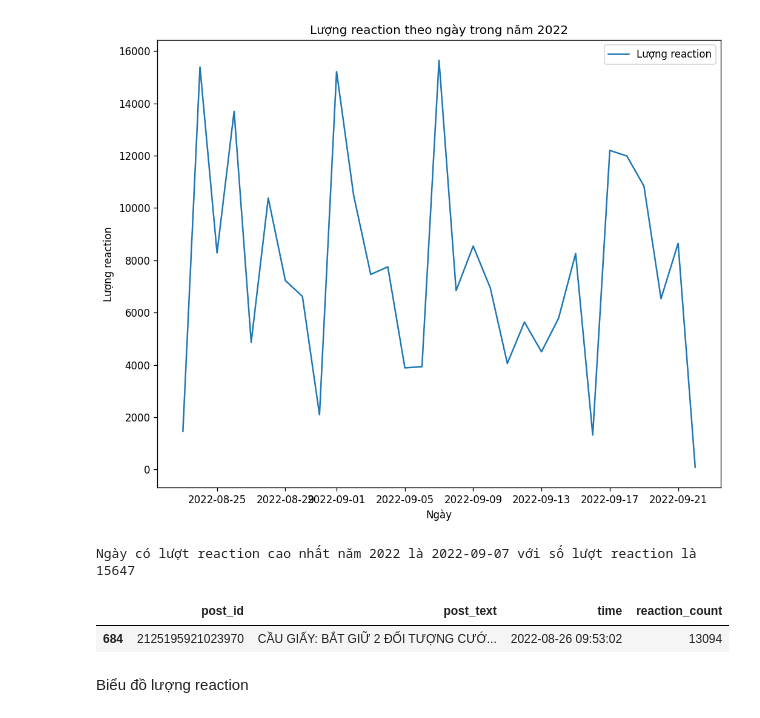
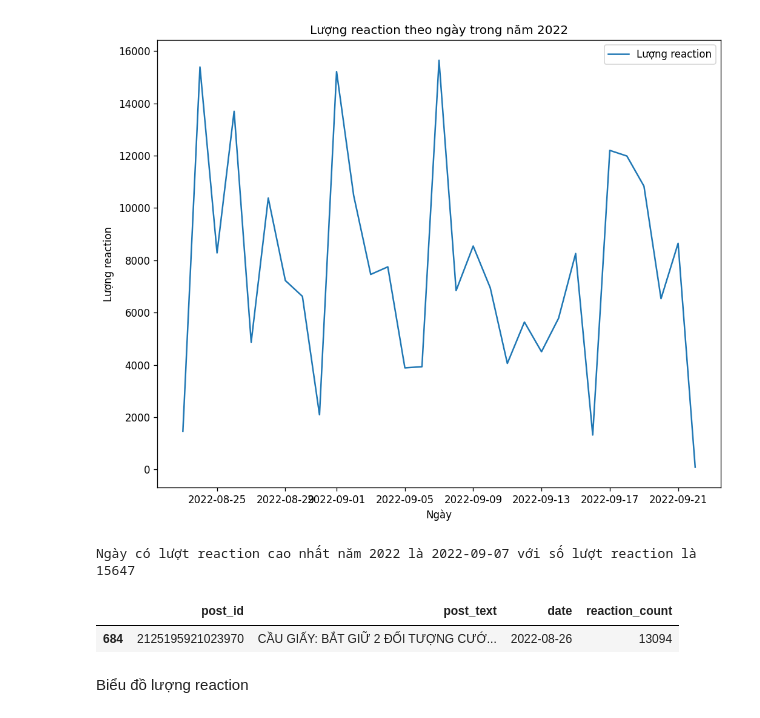
Before and after one commit to photienanh/final_project, a Jupyter notebook: analyze_data.ipynb, the cells around one changed output. Drawn from its saved outputs; the diff is of its cells as text; code cells hidden in the pictures.

```diff
--- a/analyze_data.ipynb
+++ b/analyze_data.ipynb
@@ -76,10 +76,3 @@ post_df_full
 # %%
 post_df_full['text']=post_df_full['text'].fillna('none')
 post_df_full['post_text']=post_df_full['post_text'].fillna('none')
-# %%
-# Tách ngày tháng năm trong cột time thành các cột riêng
-post_df_full['time'] = pd.to_datetime(post_df_full['time'])
-post_df_full['month'] = post_df_full['time'].dt.month
-post_df_full['day']= post_df_full['time'].dt.day
-post_df_full['year']=post_df_full['time'].dt.year
-post_df_full[['day','month','year']]
@@ -192,11 +158,11 @@ print(f"Ngày có lượt reaction cao nhất năm 2022 là {reaction_by_day22.i
 Ngày có lượt reaction cao nhất năm 2022 là 2022-09-07 với số lượt reaction là 15647
 # %%
 most_reacted_post = post_df_22[post_df_full["reaction_count"] == post_df_22["reaction_count"].max()]
-most_reacted_post[['post_id','post_text','time','reaction_count']]
+most_reacted_post[['post_id','post_text','date','reaction_count']]
 # Bài viết có lượt reaction cao nhất năm 2022
 # %% [output]
-|  | post_id | post_text | time | reaction_count |
-| 684 | 2125195921023970 | CẦU GIẤY: BẮT GIỮ 2 ĐỐI TƯỢNG CƯỚ... | 2022-08-26 09:53:02 | 13094 |
+|  | post_id | post_text | date | reaction_count |
+| 684 | 2125195921023970 | CẦU GIẤY: BẮT GIỮ 2 ĐỐI TƯỢNG CƯỚ... | 2022-08-26 | 13094 |
 # %% [markdown]
 Biểu đồ lượng reaction
 # %%
```
Also changed, not shown: parts of 5 cells of this notebook.
